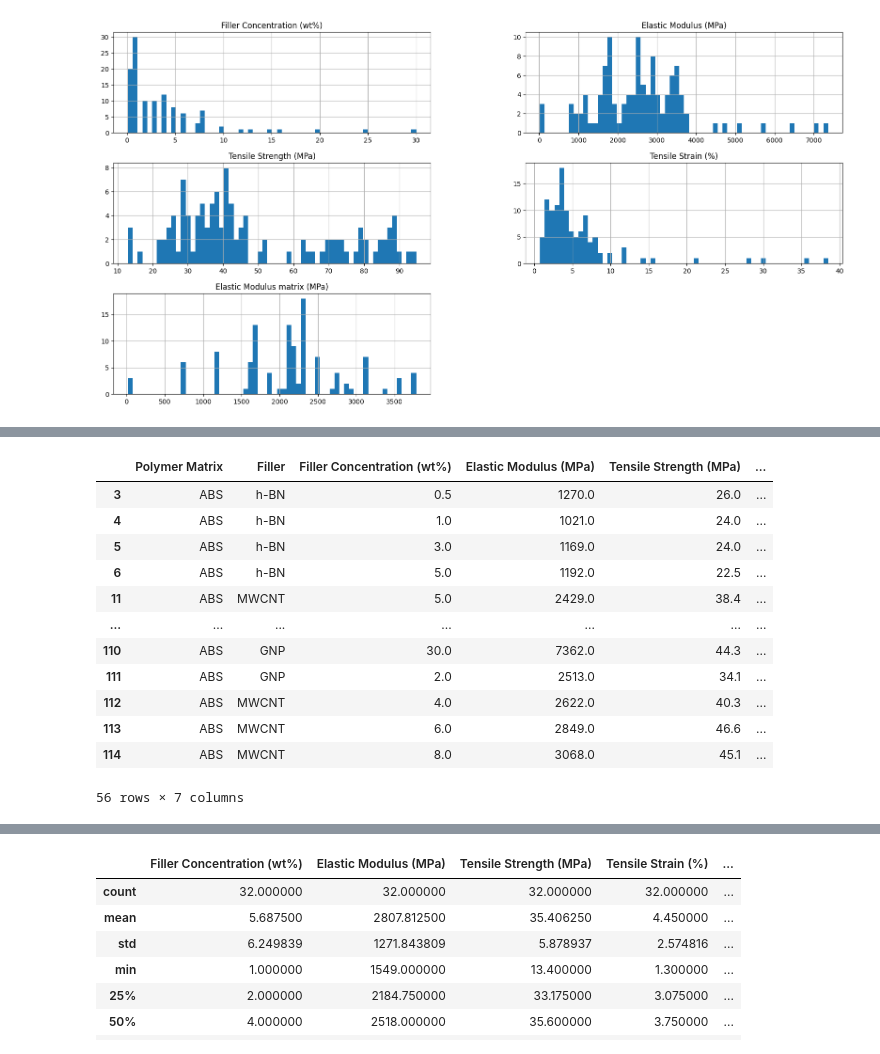
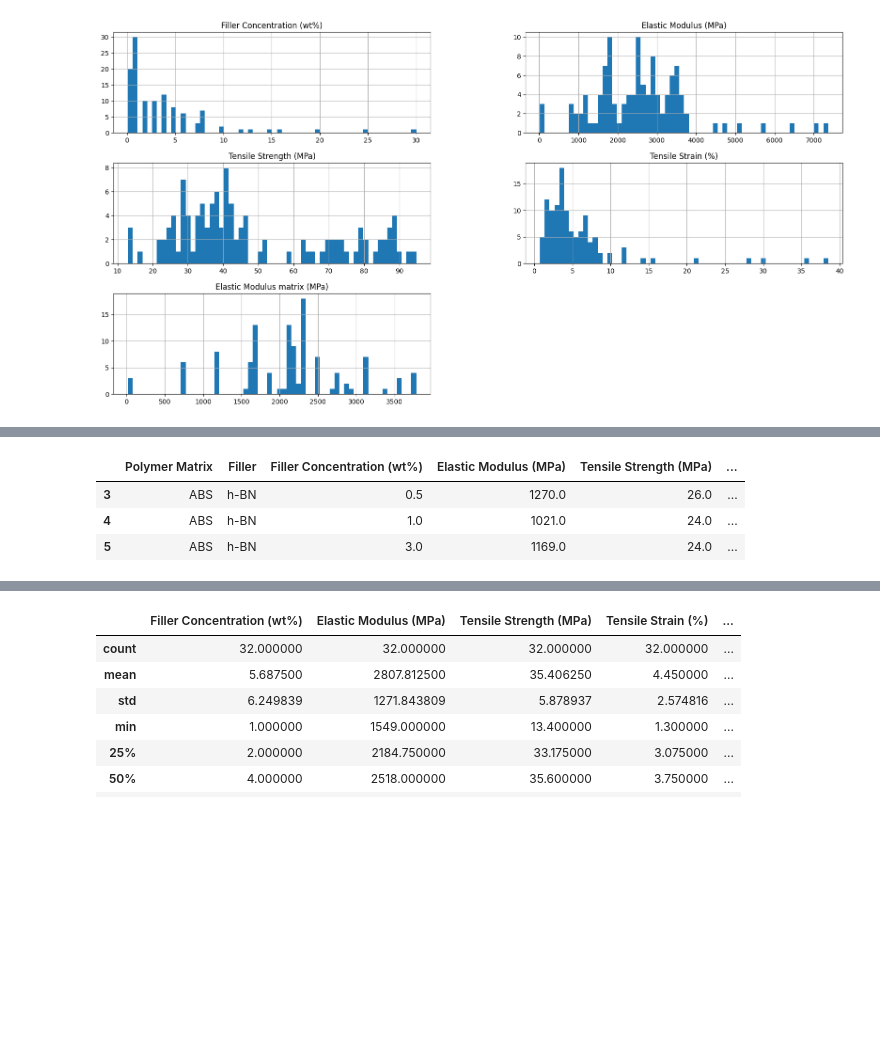
Before and after one commit to sabriades/Machine_Learning_Model, a Jupyter notebook: Data_exploration_nano.ipynb, the cells around one changed output, grey strips where cells are left out. Saved outputs shown, nothing was run; the diff lists cells and outputs as text; code cells hidden in the pictures; blank space fills up the shorter version.

```diff
--- a/Data_exploration_nano.ipynb
+++ b/Data_exploration_nano.ipynb
@@ -3,10 +5,4 @@
 # %%
-import pandas as pd #importo la libreria pandas
-pd.reset_option("all") #riporto pandas alle impostazioni di default
-
-from google.colab import files
-
-uploaded = files.upload()
-
-import matplotlib.pyplot as plt #riporto matlib alle impostazioni di default
-plt.rcdefaults()
+#pd.reset_option("all") #riporto pandas alle impostazioni di default
+#riporto matlib alle impostazioni di default
+#plt.rcdefaults()
@@ -16,7 +15,7 @@ Saving NANOCOMPOSITES_DATASET_here.csv to NANOCOMPOSITES_DATASET_here (5).csv
 # %%
-nanocomposites=pd.read_csv('NANOCOMPOSITES_DATASET_here.csv')
+nanocomposites=pd.read_csv('NANOCOMPOSITES_DATASET_HERE.csv')
 pd.set_option('display.max_rows',10) #vedo tutte le righe mettendo None (lo posso fare anche con le colonne, ma qui è inutile)
-nanocomposites
+nanocomposites.head(3)
 # %% [output]
 |  | Polymer Matrix | Filler | Filler Concentration (wt%) | Elastic Modulus (MPa) | Tensile Strength (MPa) | ... |
 | 0 | Epoxy | GNP | 0.2 | 3722.4 | 74.2 | ... |
@@ -113,20 +103,11 @@ Colonna: Elastic Modulus matrix (MPa)
 Valore più frequente: 2147.0
 # %%
 nanocomposites_ABS=nanocomposites_properties[nanocomposites_properties['Polymer Matrix']=='ABS']
-nanocomposites_ABS
+nanocomposites_ABS.head(3)
 # %% [output]
 |  | Polymer Matrix | Filler | Filler Concentration (wt%) | Elastic Modulus (MPa) | Tensile Strength (MPa) | ... |
 | 3 | ABS | h-BN | 0.5 | 1270.0 | 26.0 | ... |
 | 4 | ABS | h-BN | 1.0 | 1021.0 | 24.0 | ... |
 | 5 | ABS | h-BN | 3.0 | 1169.0 | 24.0 | ... |
-| 6 | ABS | h-BN | 5.0 | 1192.0 | 22.5 | ... |
-| 11 | ABS | MWCNT | 5.0 | 2429.0 | 38.4 | ... |
-| ... | ... | ... | ... | ... | ... | ... |
-| 110 | ABS | GNP | 30.0 | 7362.0 | 44.3 | ... |
-| 111 | ABS | GNP | 2.0 | 2513.0 | 34.1 | ... |
-| 112 | ABS | MWCNT | 4.0 | 2622.0 | 40.3 | ... |
-| 113 | ABS | MWCNT | 6.0 | 2849.0 | 46.6 | ... |
-| 114 | ABS | MWCNT | 8.0 | 3068.0 | 45.1 | ... |
-56 rows × 7 columns
 # %%
 nanocomposites_ABS_GNP=nanocomposites_ABS[nanocomposites_ABS['Filler']=='GNP']
```
Also changed, not shown: parts of 22 cells of this notebook.
